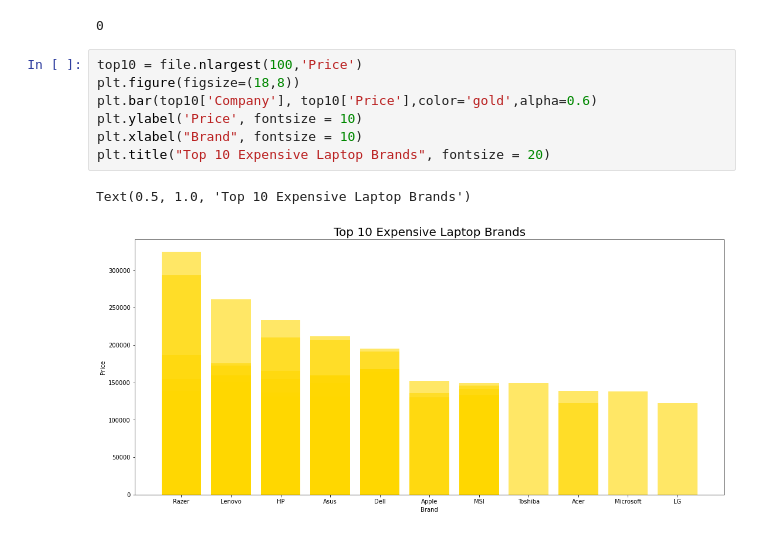
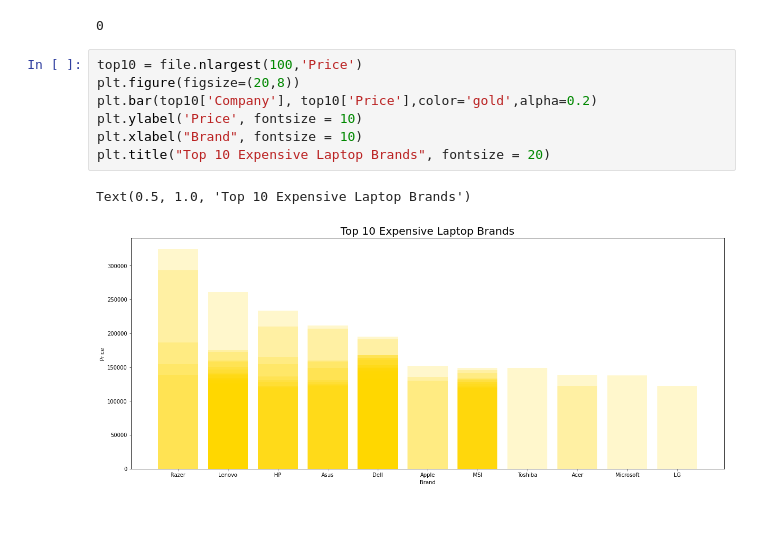
Before and after one commit to santhoshkumar43/laptops-prices-specs-analysis, a Jupyter notebook: laptop_prices_specs.ipynb, the cells around one changed output. Drawn from its saved outputs; the diff is of its cells as text.

```diff
--- a/laptop_prices_specs.ipynb
+++ b/laptop_prices_specs.ipynb
@@ -92,11 +92,11 @@ file.duplicated().sum()
 0
 # %%
 top10 = file.nlargest(100,'Price')
-plt.figure(figsize=(18,8))
-plt.bar(top10['Company'], top10['Price'],color='gold',alpha=0.6)
+plt.figure(figsize=(20,8))
+plt.bar(top10['Company'], top10['Price'],color='gold',alpha=0.2)
 plt.ylabel('Price', fontsize = 10)
 plt.xlabel("Brand", fontsize = 10)
 plt.title("Top 10 Expensive Laptop Brands", fontsize = 20)
 # %% [output]
 Text(0.5, 1.0, 'Top 10 Expensive Laptop Brands')
-[figure, old version]
+[figure, new version]
```
Also changed, not shown: parts of 1 cell of this notebook.
